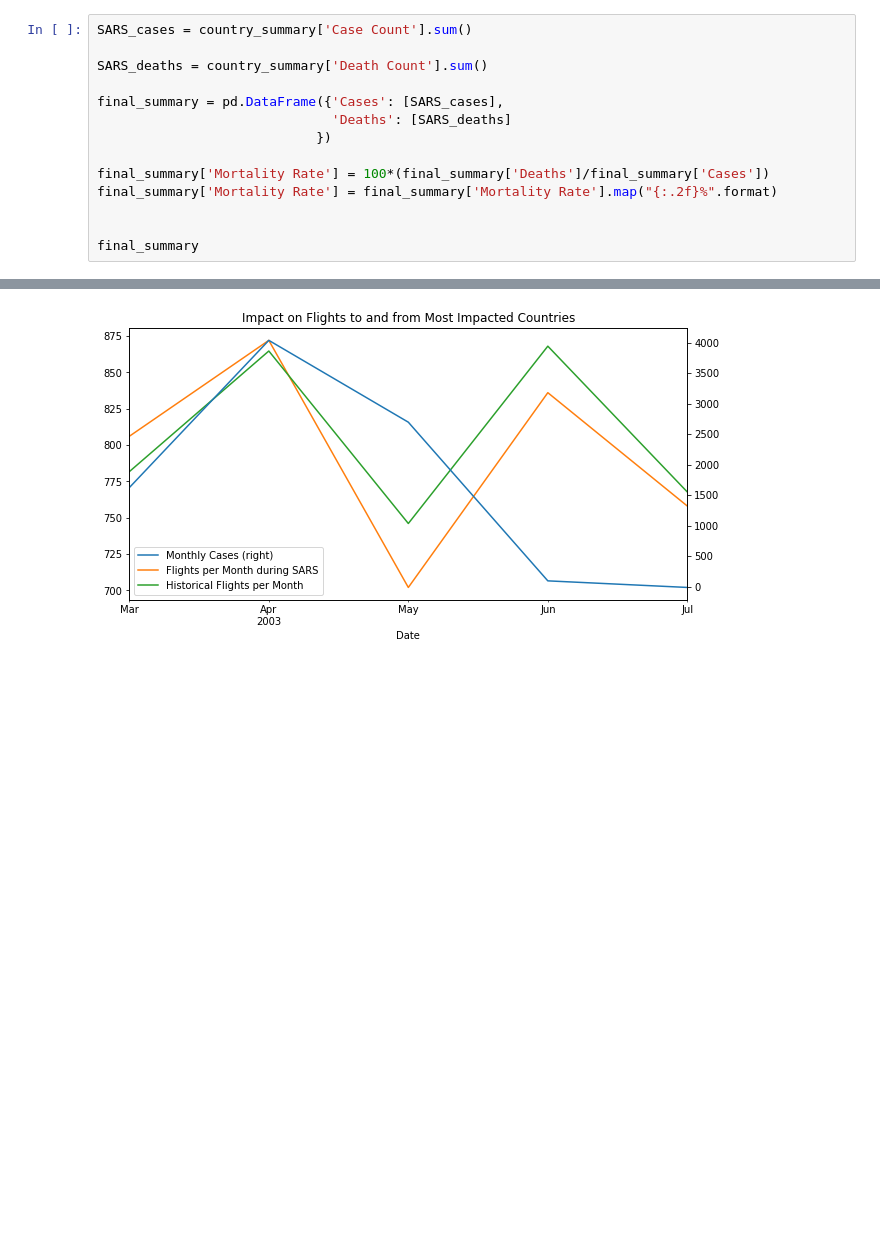
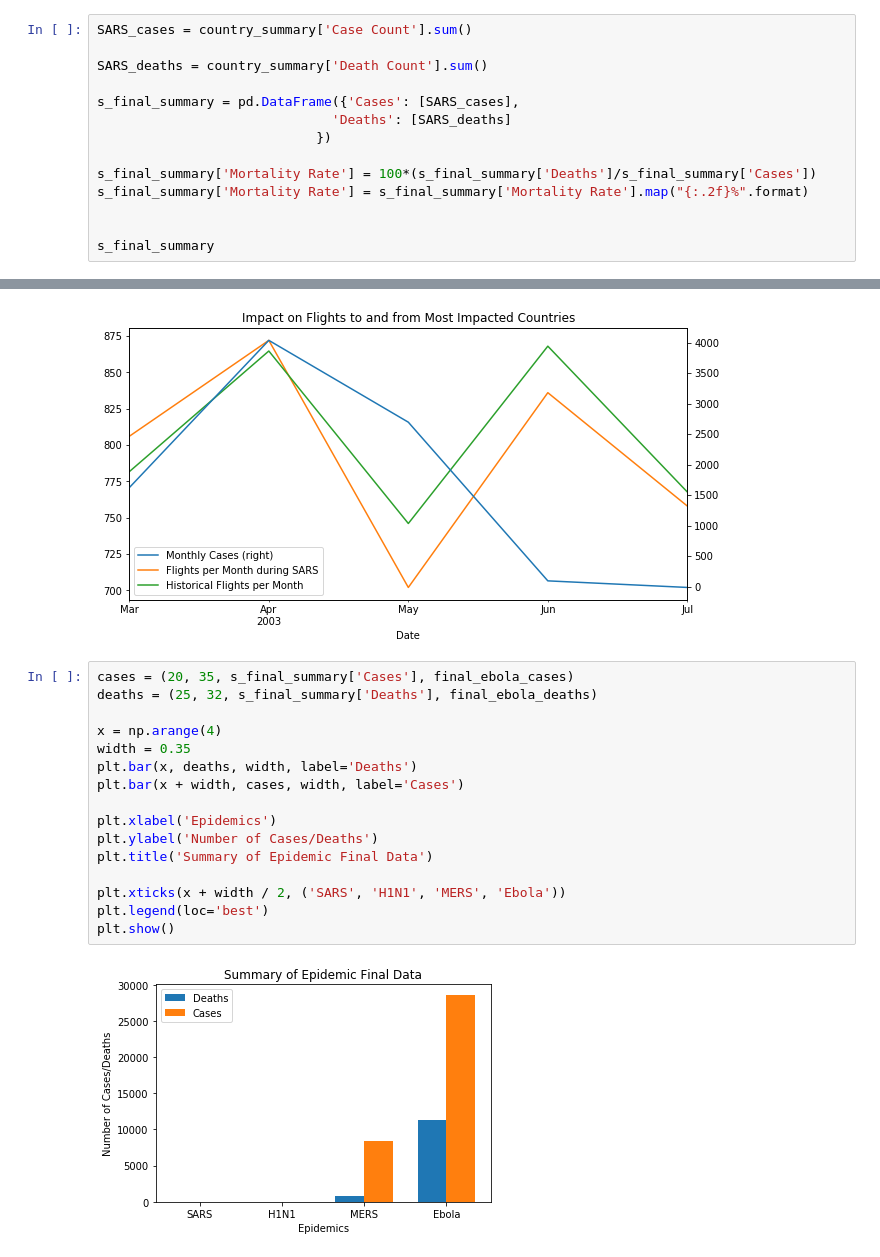
Before and after one commit to vbhakta27/group3, a Jupyter notebook: Project1.ipynb, the cells around one changed output, grey strips where cells are left out. Saved outputs shown, nothing was run; the diff lists cells and outputs as text; blank space fills up the shorter version.

```diff
--- a/Project1.ipynb
+++ b/Project1.ipynb
@@ -629,15 +629,15 @@ SARS_cases = country_summary['Case Count'].sum()
 
 SARS_deaths = country_summary['Death Count'].sum()
 
-final_summary = pd.DataFrame({'Cases': [SARS_cases],
+s_final_summary = pd.DataFrame({'Cases': [SARS_cases],
                               'Deaths': [SARS_deaths]
                             })
 
-final_summary['Mortality Rate'] = 100*(final_summary['Deaths']/final_summary['Cases'])
-final_summary['Mortality Rate'] = final_summary['Mortality Rate'].map("{:.2f}%".format)
+s_final_summary['Mortality Rate'] = 100*(s_final_summary['Deaths']/s_final_summary['Cases'])
+s_final_summary['Mortality Rate'] = s_final_summary['Mortality Rate'].map("{:.2f}%".format)
 
 
-final_summary
+s_final_summary
 # %% [output]
 |  | Cases | Deaths | Mortality Rate |
 | 0 | 8432 | 813 | 9.64% |
@@ -900,3 +900,21 @@ plt.xlabel("Date")
 plt.show()
 # %% [output]
 [figure]
+# %%
+cases = (20, 35, s_final_summary['Cases'], final_ebola_cases)
+deaths = (25, 32, s_final_summary['Deaths'], final_ebola_deaths)
+
+x = np.arange(4)
+width = 0.35
+plt.bar(x, deaths, width, label='Deaths')
+plt.bar(x + width, cases, width, label='Cases')
+
+plt.xlabel('Epidemics')
+plt.ylabel('Number of Cases/Deaths')
+plt.title('Summary of Epidemic Final Data')
+
+plt.xticks(x + width / 2, ('SARS', 'H1N1', 'MERS', 'Ebola'))
+plt.legend(loc='best')
+plt.show()
+# %% [output]
+[figure, added]
```
Also changed, not shown: parts of 2 cells of this notebook.
